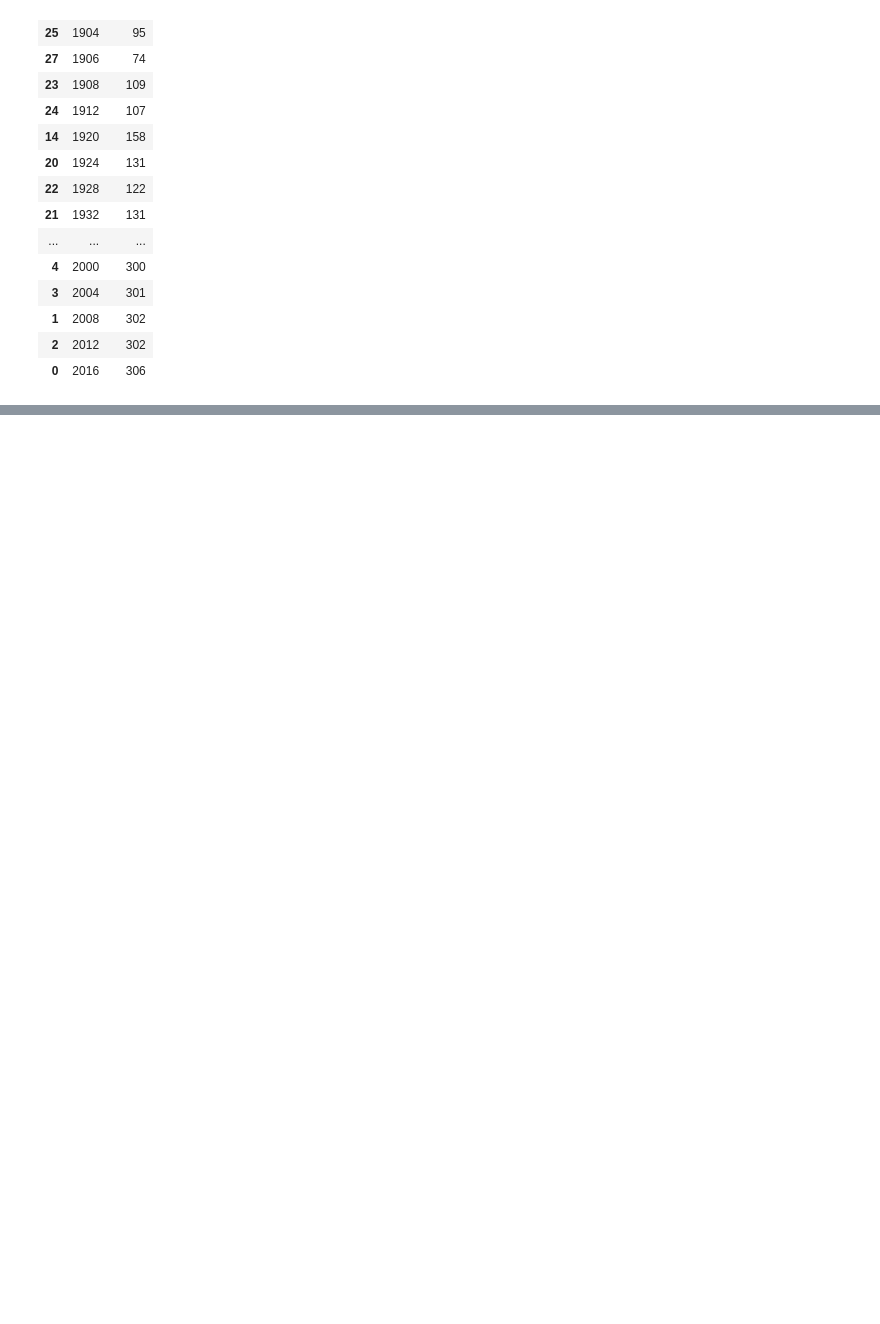
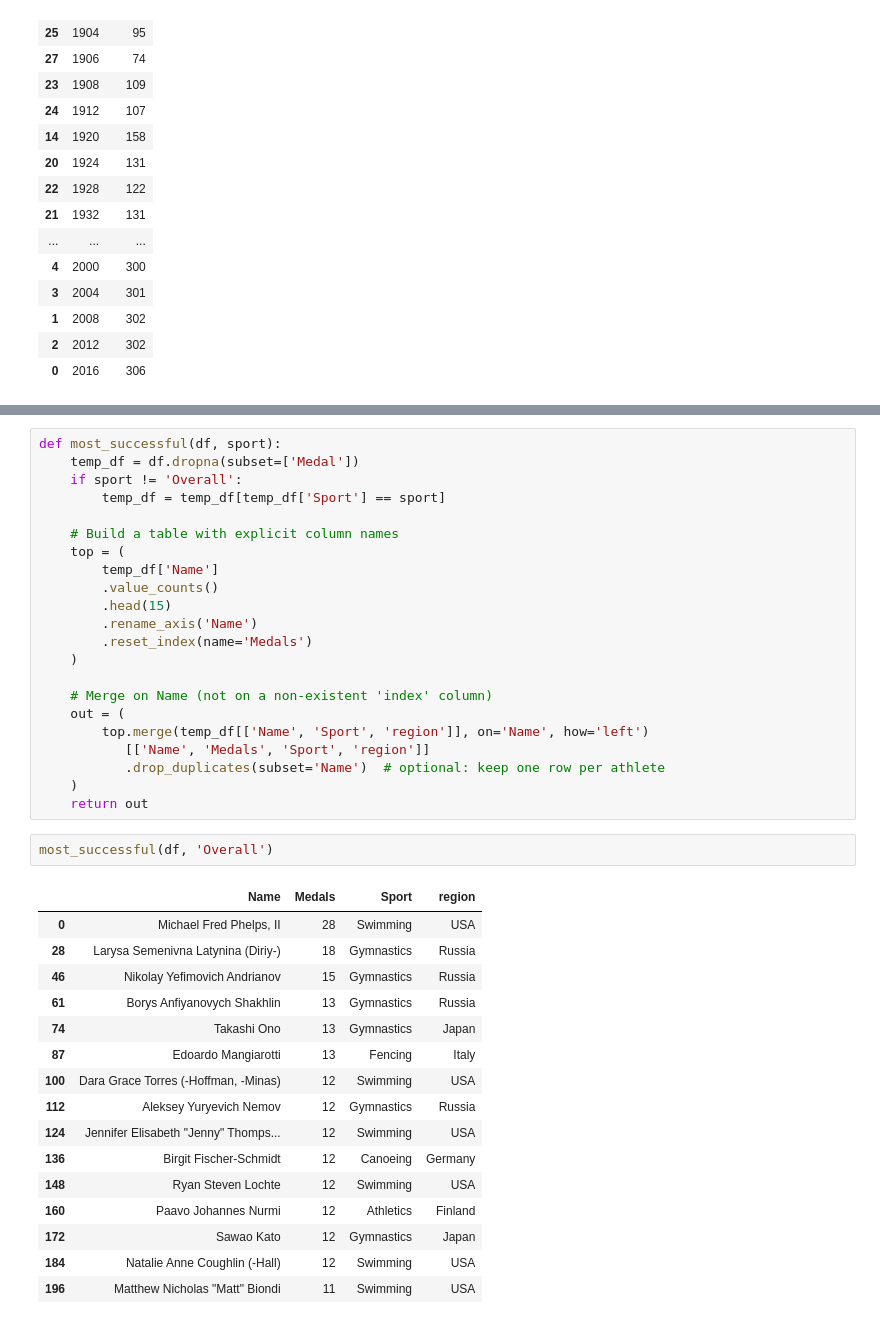
Before and after one commit to KrishnaSA05/ML-Project-Olympics-Data-Analysis, a Jupyter notebook: olymics_analysis.ipynb, the cells around one changed output, grey strips where cells are left out. Cells and saved outputs as stored; diff of their text form; blank space fills up the shorter version.

```diff
--- a/olymics_analysis.ipynb
+++ b/olymics_analysis.ipynb
@@ -388,0 +400,41 @@ df.drop_duplicates(['Year', 'Event'])['Year'].value_counts().reset_index().sort_
+# %%
+def most_successful(df, sport):
+    temp_df = df.dropna(subset=['Medal'])
+    if sport != 'Overall':
+        temp_df = temp_df[temp_df['Sport'] == sport]
+
+    # Build a table with explicit column names
+    top = (
+        temp_df['Name']
+        .value_counts()
+        .head(15)
+        .rename_axis('Name')
+        .reset_index(name='Medals')
+    )
+
+    # Merge on Name (not on a non-existent 'index' column)
+    out = (
+        top.merge(temp_df[['Name', 'Sport', 'region']], on='Name', how='left')
+           [['Name', 'Medals', 'Sport', 'region']]
+           .drop_duplicates(subset='Name')  # optional: keep one row per athlete
+    )
+    return out
+# %%
+most_successful(df, 'Overall')
+# %% [output]
+|  | Name | Medals | Sport | region |
+| 0 | Michael Fred Phelps, II | 28 | Swimming | USA |
+| 28 | Larysa Semenivna Latynina (Diriy-) | 18 | Gymnastics | Russia |
+| 46 | Nikolay Yefimovich Andrianov | 15 | Gymnastics | Russia |
+| 61 | Borys Anfiyanovych Shakhlin | 13 | Gymnastics | Russia |
+| 74 | Takashi Ono | 13 | Gymnastics | Japan |
+| 87 | Edoardo Mangiarotti | 13 | Fencing | Italy |
+| 100 | Dara Grace Torres (-Hoffman, -Minas) | 12 | Swimming | USA |
+| 112 | Aleksey Yuryevich Nemov | 12 | Gymnastics | Russia |
+| 124 | Jennifer Elisabeth "Jenny" Thomps... | 12 | Swimming | USA |
+| 136 | Birgit Fischer-Schmidt | 12 | Canoeing | Germany |
+| 148 | Ryan Steven Lochte | 12 | Swimming | USA |
+| 160 | Paavo Johannes Nurmi | 12 | Athletics | Finland |
+| 172 | Sawao Kato | 12 | Gymnastics | Japan |
+| 184 | Natalie Anne Coughlin (-Hall) | 12 | Swimming | USA |
+| 196 | Matthew Nicholas "Matt" Biondi | 11 | Swimming | USA |
```
Also changed, not shown: parts of 3 cells of this notebook, 2 other files.
